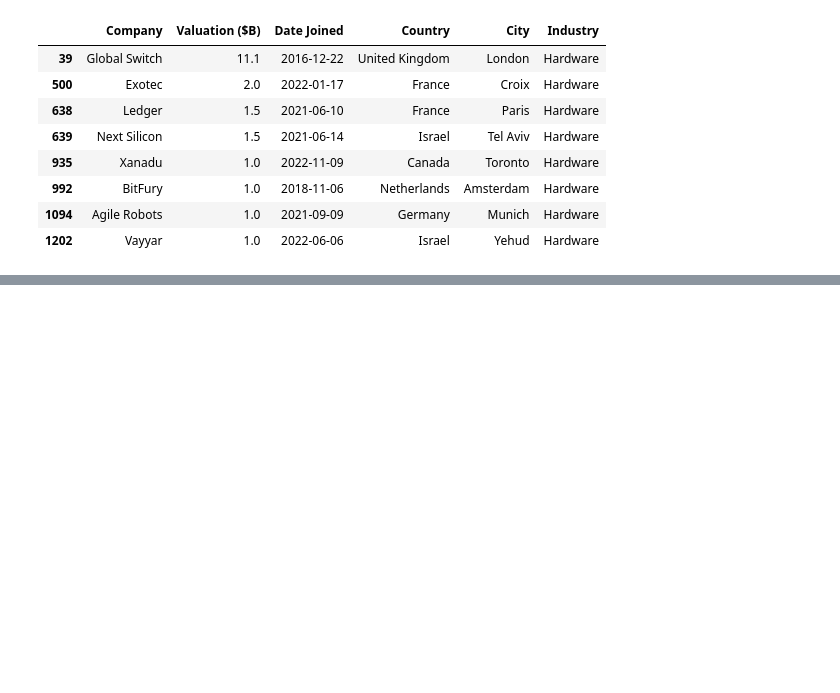
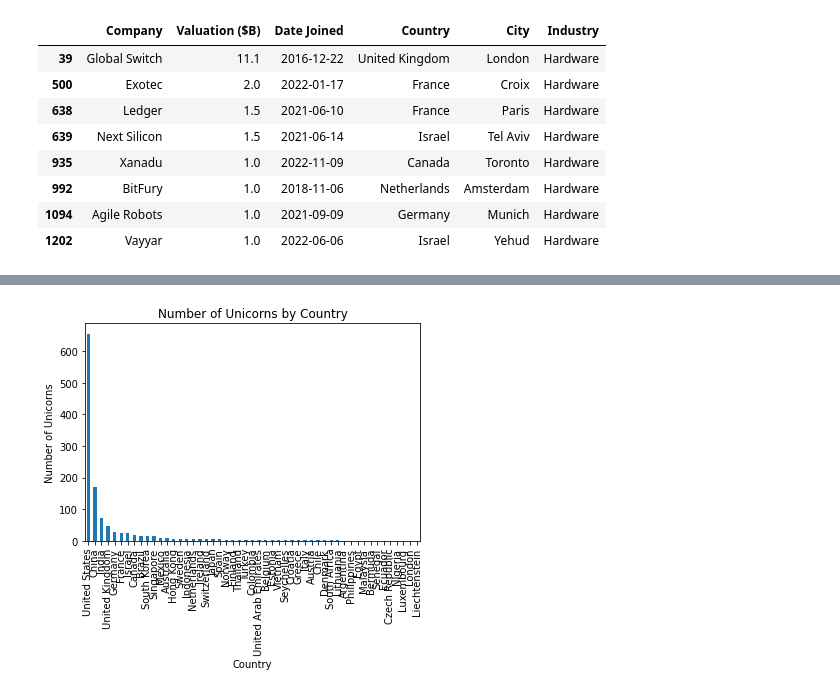
Before and after one commit to momenai/Unicorn-Analysis, a Jupyter notebook: unicorn analysis.ipynb, the cells around one changed output, grey strips where cells are left out. Cells and saved outputs as stored; diff of their text form; code cells hidden in the pictures; blank space fills up the shorter version.

```diff
--- a/unicorn analysis.ipynb
+++ b/unicorn analysis.ipynb
@@ -3,8 +3,8 @@ import numpy as np
 import pandas as pd
 import matplotlib.pyplot as plt
 # %%
-df=pd.read_excel("CB-Insights_Global-Unicorn-Club_2023.xlsx",skiprows=2)
+unicorns=pd.read_excel("CB-Insights_Global-Unicorn-Club_2023.xlsx",skiprows=2)
 # %%
-df = df.drop(df.columns[7:], axis=1)
-df = df.drop(df.columns[[0]], axis=1)
+unicorns = unicorns.drop(unicorns.columns[7:], axis=1)
+unicorns = unicorns.drop(unicorns.columns[[0]], axis=1)
 # %%
@@ -355,0 +660,3 @@ hardware_unicorns_not_in_usa_or_china
+# %%
+unicorns_by_country = unicorns['Country'].value_counts()
+print(unicorns_by_country)
@@ -355,0 +703,8 @@ hardware_unicorns_not_in_usa_or_china
+# %%
+unicorns_by_country.plot(kind='bar')
+plt.title('Number of Unicorns by Country')
+plt.xlabel('Country')
+plt.ylabel('Number of Unicorns')
+plt.show()
+# %% [output]
+[figure, added]
```
Also changed, not shown: parts of 60 cells of this notebook.
